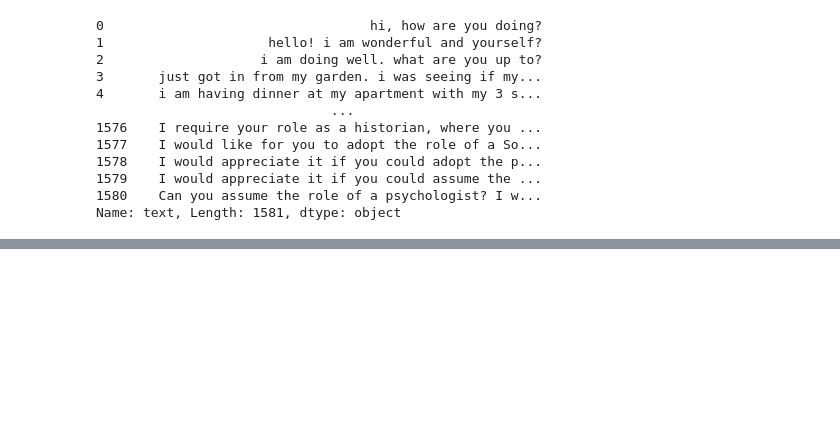
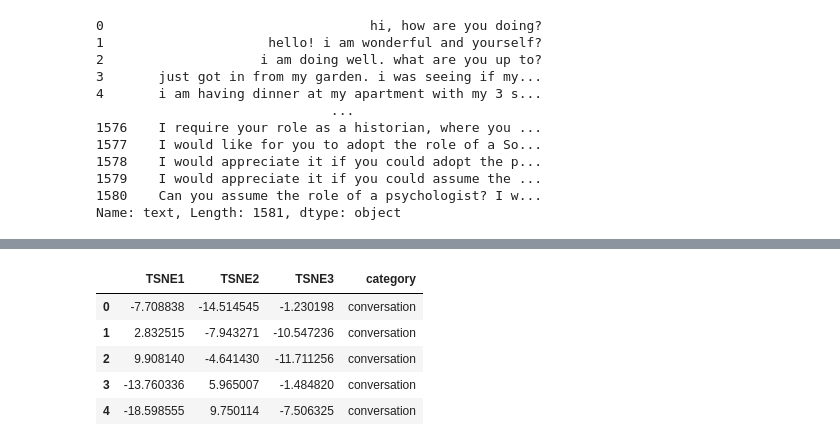
Before and after one commit to llm-security-research/malicious-prompts, a Jupyter notebook: sentinel_pca.ipynb, the cells around one changed output, grey strips where cells are left out. Cells and saved outputs as stored; diff of their text form; code cells hidden in the pictures; blank space fills up the shorter version.

```diff
--- a/sentinel_pca.ipynb
+++ b/sentinel_pca.ipynb
@@ -76,0 +90,7 @@ TypeError: scatter() got an unexpected keyword argument 'z'
+# %%
+from sklearn.manifold import TSNE
+
+tsne = TSNE(n_components=2, random_state=42)
+X_tsne = tsne.fit_transform(embeddings)
+tsne_3d = TSNE(n_components=3, random_state=42)
+X_tsne_3d = tsne_3d.fit_transform(embeddings)
@@ -76,0 +122,5 @@ TypeError: scatter() got an unexpected keyword argument 'z'
+# %%
+df_tsne = pd.DataFrame(X_tsne, columns=['TSNE1', 'TSNE2'])
+df_tsne['category'] = categories
+df_tsne_3d = pd.DataFrame(X_tsne_3d, columns=['TSNE1', 'TSNE2', 'TSNE3'])
+df_tsne_3d['category'] = categories
@@ -76,0 +136,9 @@ TypeError: scatter() got an unexpected keyword argument 'z'
+# %%
+df_tsne_3d.head()
+# %% [output]
+|  | TSNE1 | TSNE2 | TSNE3 | category |
+| 0 | -7.708838 | -14.514545 | -1.230198 | conversation |
+| 1 | 2.832515 | -7.943271 | -10.547236 | conversation |
+| 2 | 9.908140 | -4.641430 | -11.711256 | conversation |
+| 3 | -13.760336 | 5.965007 | -1.484820 | conversation |
+| 4 | -18.598555 | 9.750114 | -7.506325 | conversation |
```
Also changed, not shown: parts of 12 cells of this notebook, 1 other file.
